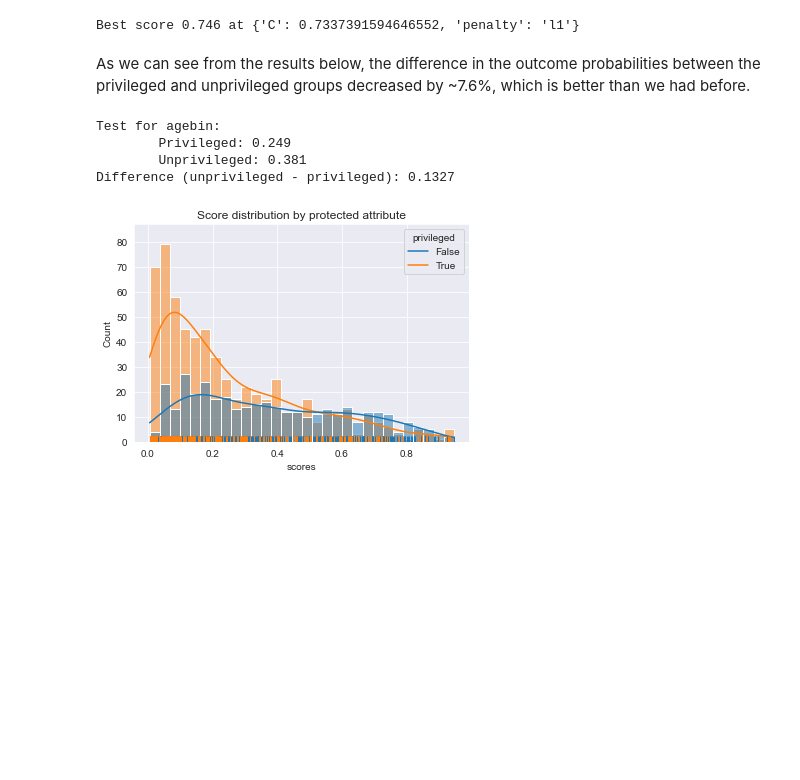
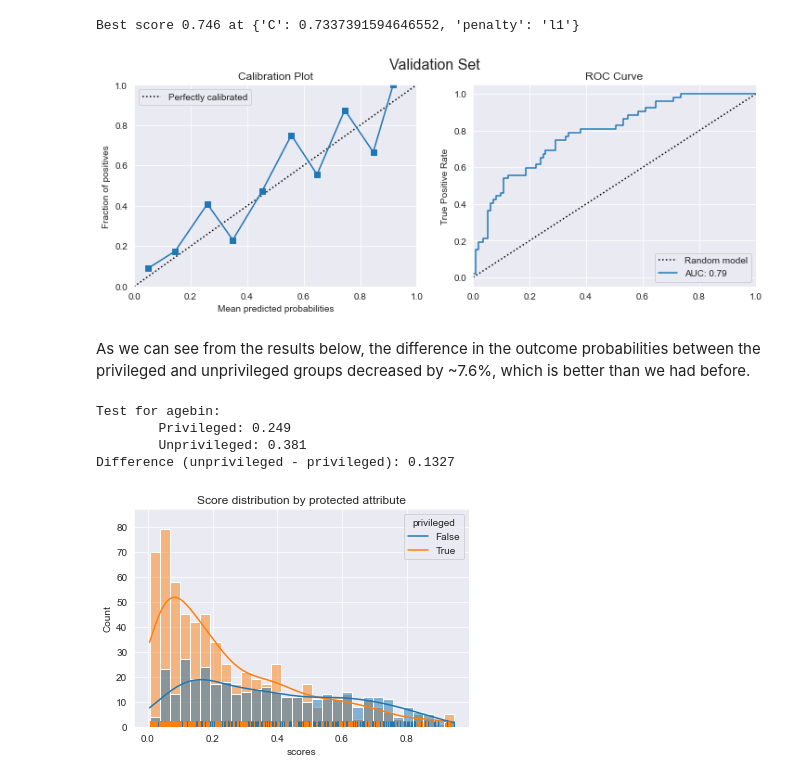
Before and after one commit to mclarac/ml-production, a Jupyter notebook: notebooks/i4-fairness.ipynb, the cells around one changed output. Drawn from its saved outputs; the diff is of its cells as text; code cells hidden in the pictures; blank space fills up the shorter version.

```diff
--- a/notebooks/i4-fairness.ipynb
+++ b/notebooks/i4-fairness.ipynb
@@ -623,6 +637,15 @@ logit_fair.fit(dataset_train_trnsf.features, dataset_train_trnsf.labels.flatten(
 print(f"Best score {logit_fair.best_score_:.3f} at {logit_fair.best_params_}")
 # %% [output]
 Best score 0.746 at {'C': 0.7337391594646552, 'penalty': 'l1'}
+# %%
+%matplotlib inline
+# Apply transformer to validation data
+dataset_val_trnsf = transformer.fit_transform(dataset_val)
+# Get precited probabilities
+y_val_scores = logit_fair.predict_proba(dataset_val_trnsf.features)[::,1]
+plot_model_performance(y_val, y_val_scores)
+# %% [output]
+[figure, added]
 # %% [markdown]
 As we can see from the results below, the difference in the outcome probabilities between the privileged and unprivileged groups decreased by ~7.6%, which is better than we had before.
 # %%
```
Also changed, not shown: parts of 10 cells of this notebook.
